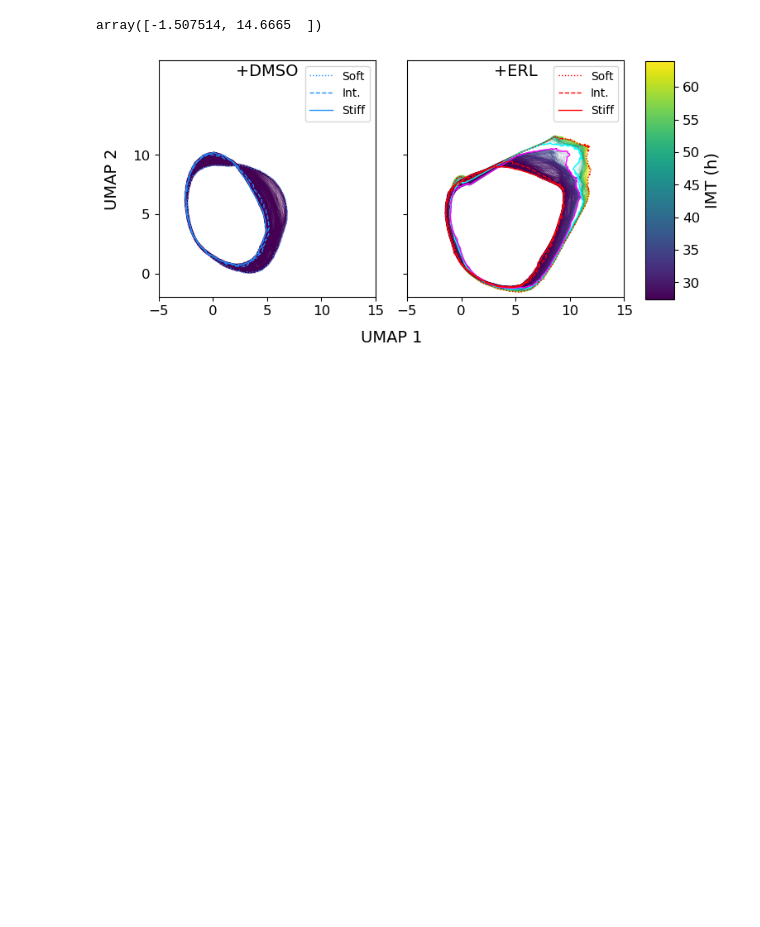
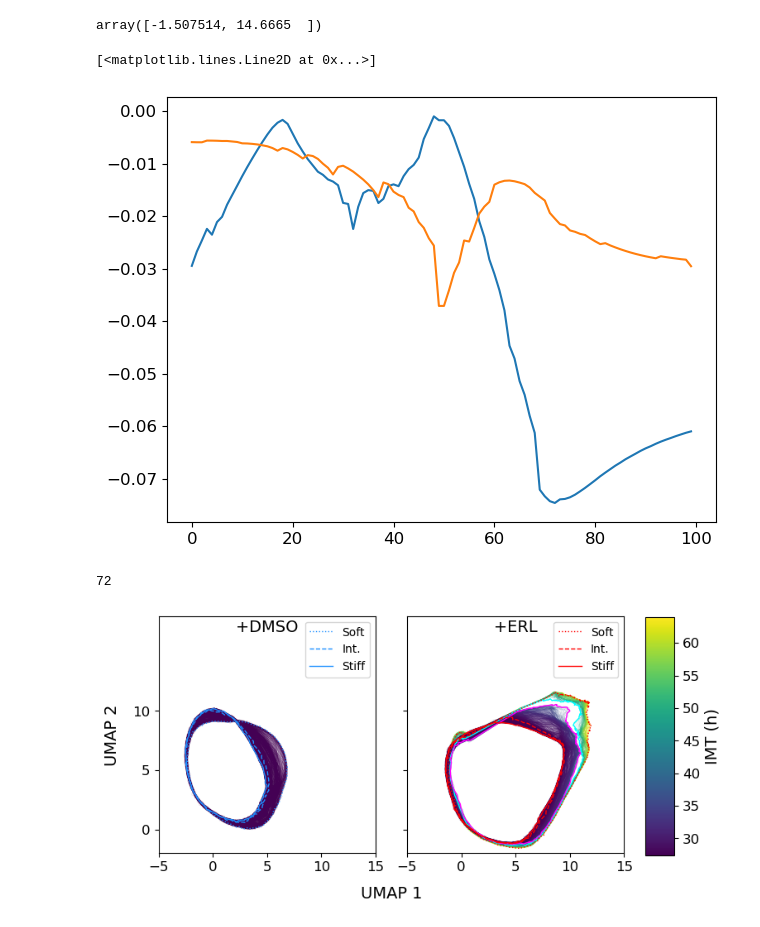
Before and after one commit to QuLab-VU/ECM_cell_cycle_model, a Jupyter notebook: Figures/Fig4/Lyapanov_analysis.ipynb, the cells around one changed output. Saved outputs shown, nothing was run; the diff lists cells and outputs as text; code cells hidden in the pictures; blank space fills up the shorter version.

Commit message:
update figure notebooks

```diff
--- a/Figures/Fig4/Lyapanov_analysis.ipynb
+++ b/Figures/Fig4/Lyapanov_analysis.ipynb
@@ -304,6 +306,16 @@ fig.colorbar(sm, cax=cbar_ax, label='Lyapunov Exponent')
 ode_divs_erl[0]
 # %% [output]
 array([-1.507514, 14.6665  ])
+# %%
+plt.plot(lyap_dmso)
+plt.plot(lyap_erl)
+# %% [output]
+[<matplotlib.lines.Line2D at 0x...>]
+[figure, added]
+# %%
+np.argmin(lyap_dmso)
+# %% [output]
+72
 # %%
 fig, axes = plt.subplots(1, 2, figsize=size, gridspec_kw={'width_ratios': [1, 1]})
 
```
Also changed, not shown: parts of 1 cell of this notebook.
